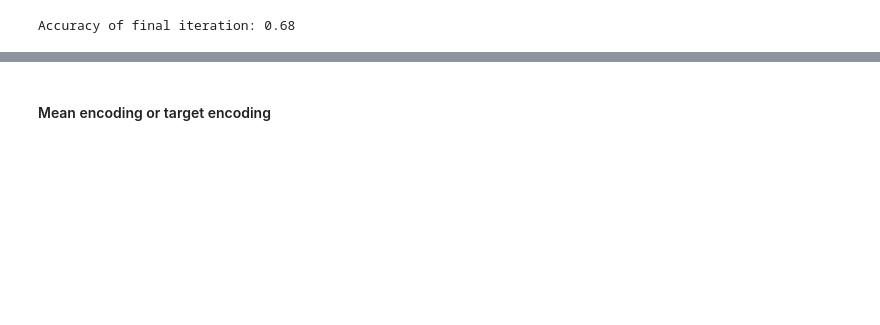
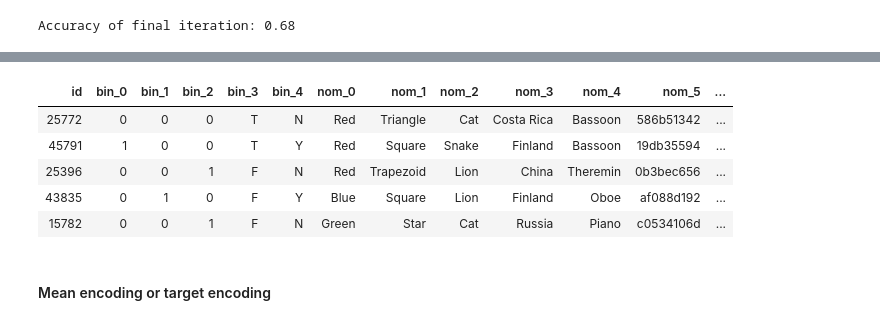
Before and after one commit to kosio/advanced-feature-engineering, a Jupyter notebook: Py Data Presentation - Advanced Feature Engineering.ipynb, the cells around one changed output, grey strips where cells are left out. Cells and saved outputs as stored; diff of their text form; code cells hidden in the pictures; blank space fills up the shorter version.

```diff
--- a/Py Data Presentation - Advanced Feature Engineering.ipynb
+++ b/Py Data Presentation - Advanced Feature Engineering.ipynb
@@ -221,3 +241,12 @@ Accuracy of final iteration: 0.68
+# %%
+display_dataframe(train.head())
+# %% [output]
+| id | bin_0 | bin_1 | bin_2 | bin_3 | bin_4 | nom_0 | nom_1 | nom_2 | nom_3 | nom_4 | nom_5 | ... |
+| 25772 | 0 | 0 | 0 | T | N | Red | Triangle | Cat | Costa Rica | Bassoon | 586b51342 | ... |
+| 45791 | 1 | 0 | 0 | T | Y | Red | Square | Snake | Finland | Bassoon | 19db35594 | ... |
+| 25396 | 0 | 0 | 1 | F | N | Red | Trapezoid | Lion | China | Theremin | 0b3bec656 | ... |
+| 43835 | 0 | 1 | 0 | F | Y | Blue | Square | Lion | Finland | Oboe | af088d192 | ... |
+| 15782 | 0 | 0 | 1 | F | N | Green | Star | Cat | Russia | Piano | c0534106d | ... |
 # %% [markdown]
 #### Mean encoding or target encoding
 # %%
```
Also changed, not shown: parts of 18 cells of this notebook, 6 other files.
